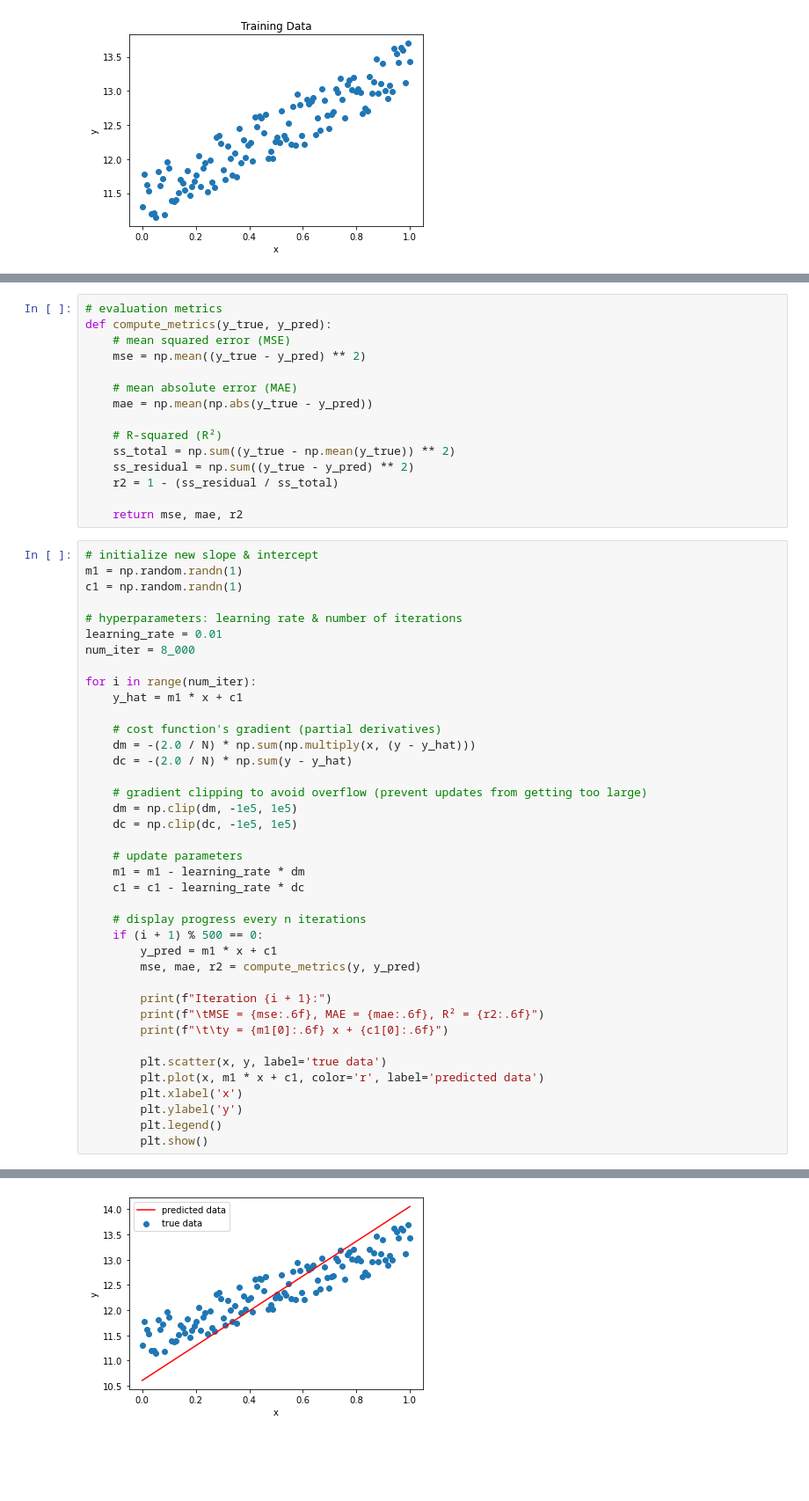
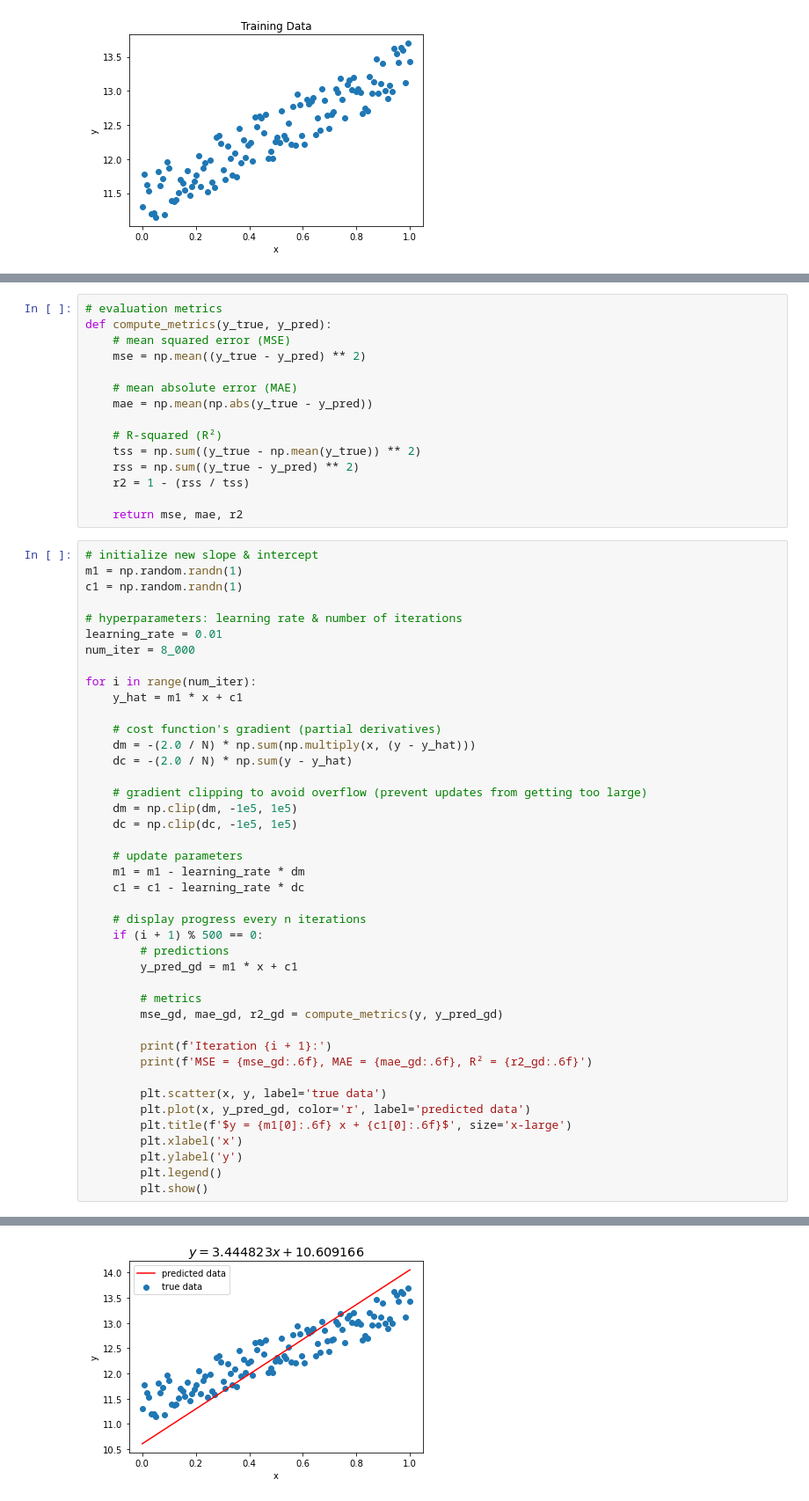
Before and after one commit to msikorski93/Linear-Regression-From-Scratch, a Jupyter notebook: lin_regression_from_scratch.ipynb, the cells around one changed output, grey strips where cells are left out. Shown at 88% size. Cells and saved outputs as stored; diff of their text form; blank space fills up the shorter version.

```diff
--- a/lin_regression_from_scratch.ipynb
+++ b/lin_regression_from_scratch.ipynb
@@ -87,9 +87,9 @@ def compute_metrics(y_true, y_pred):
     mae = np.mean(np.abs(y_true - y_pred))
 
     # R-squared (R²)
-    ss_total = np.sum((y_true - np.mean(y_true)) ** 2)
-    ss_residual = np.sum((y_true - y_pred) ** 2)
-    r2 = 1 - (ss_residual / ss_total)
+    tss = np.sum((y_true - np.mean(y_true)) ** 2)
+    rss = np.sum((y_true - y_pred) ** 2)
+    r2 = 1 - (rss / tss)
 
     return mse, mae, r2
 # %%
@@ -118,15 +118,18 @@ for i in range(num_iter):
 
     # display progress every n iterations
     if (i + 1) % 500 == 0:
-        y_pred = m1 * x + c1
-        mse, mae, r2 = compute_metrics(y, y_pred)
+        # predictions
+        y_pred_gd = m1 * x + c1
 
-        print(f"Iteration {i + 1}:")
-        print(f"\tMSE = {mse:.6f}, MAE = {mae:.6f}, R² = {r2:.6f}")
-        print(f"\t\ty = {m1[0]:.6f} x + {c1[0]:.6f}")
+        # metrics
+        mse_gd, mae_gd, r2_gd = compute_metrics(y, y_pred_gd)
+
+        print(f'Iteration {i + 1}:')
+        print(f'MSE = {mse_gd:.6f}, MAE = {mae_gd:.6f}, R² = {r2_gd:.6f}')
 
         plt.scatter(x, y, label='true data')
-        plt.plot(x, m1 * x + c1, color='r', label='predicted data')
+        plt.plot(x, y_pred_gd, color='r', label='predicted data')
+        plt.title(f'$y = {m1[0]:.6f} x + {c1[0]:.6f}$', size='x-large')
         plt.xlabel('x')
         plt.ylabel('y')
         plt.legend()
@@ -138,2 +140,2 @@ Iteration 500:
-[figure, old version]
+[figure, new version]
 Iteration 1000:
```
Also changed, not shown: parts of 11 cells of this notebook.
